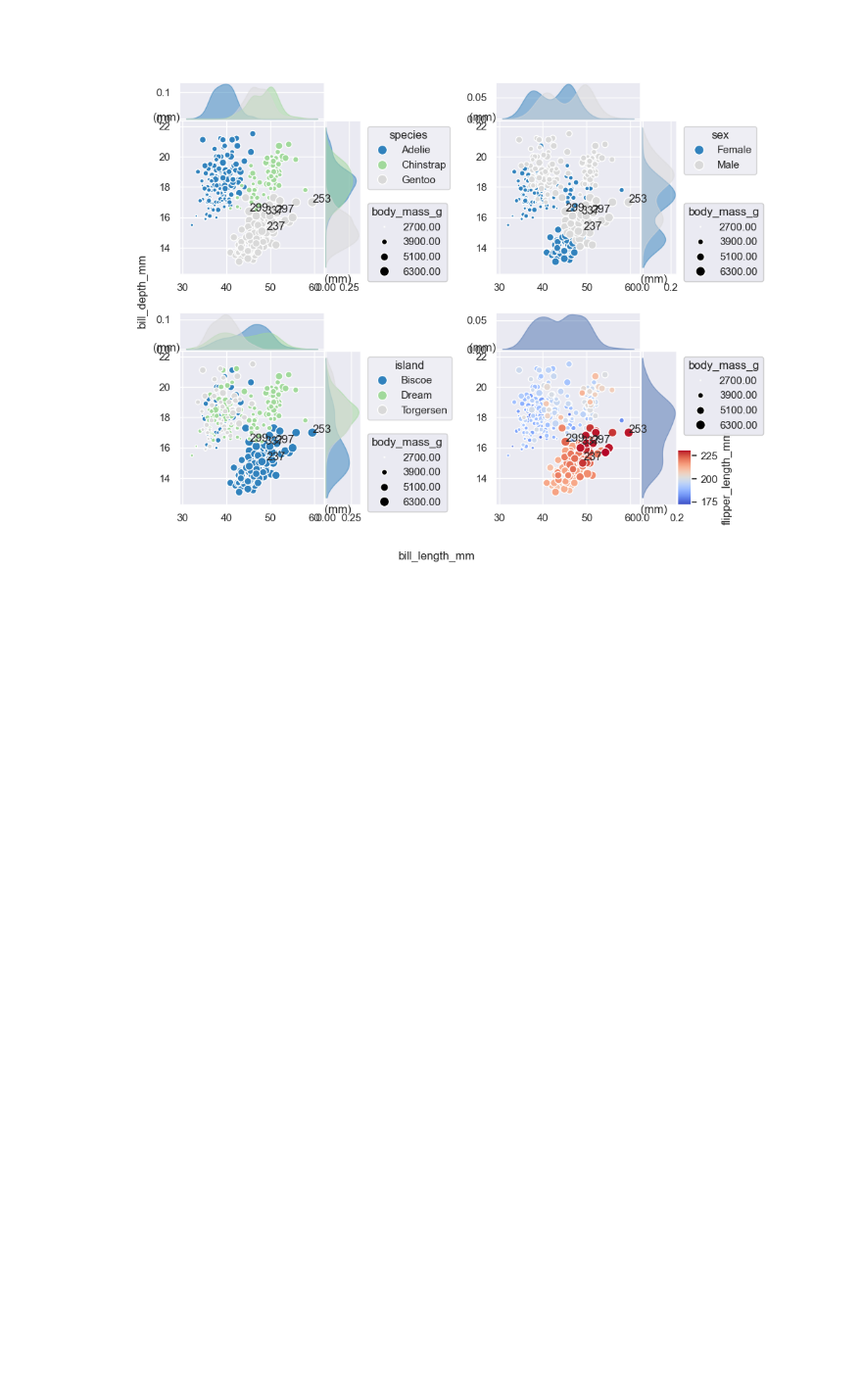
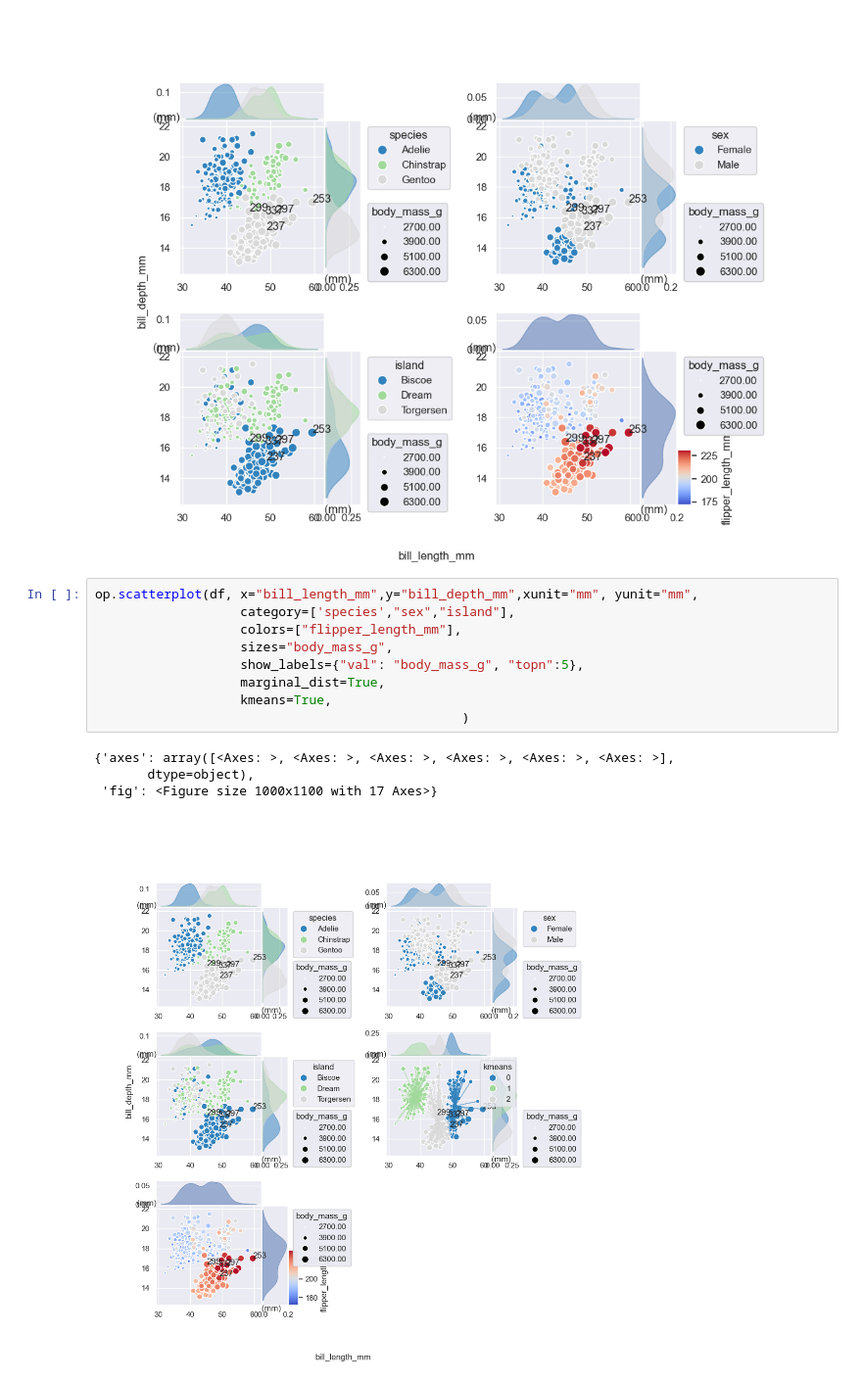
Before and after one commit to koonimaru/omniplot, a Jupyter notebook: ipynb/scatterplot.ipynb, the cells around one changed output. Shown at 98% size. Drawn from its saved outputs; the diff is of its cells as text; blank space fills up the shorter version.

Commit message:
add kde and kmean options in scatterplot

```diff
--- a/ipynb/scatterplot.ipynb
+++ b/ipynb/scatterplot.ipynb
@@ -49,3 +49,17 @@ op.scatterplot(df, x="bill_length_mm",y="bill_depth_mm",xunit="mm", yunit="mm",
 {'axes': array([<Axes: >, <Axes: >, <Axes: >, <Axes: >], dtype=object),
  'fig': <Figure size 1000x800 with 13 Axes>}
 [figure]
+# %%
+op.scatterplot(df, x="bill_length_mm",y="bill_depth_mm",xunit="mm", yunit="mm",
+                   category=['species',"sex","island"],
+                   colors=["flipper_length_mm"],
+                   sizes="body_mass_g",
+                   show_labels={"val": "body_mass_g", "topn":5},
+                   marginal_dist=True,
+                   kmeans=True,
+                                                )
+# %% [output]
+{'axes': array([<Axes: >, <Axes: >, <Axes: >, <Axes: >, <Axes: >, <Axes: >],
+       dtype=object),
+ 'fig': <Figure size 1000x1100 with 17 Axes>}
+[figure, added]
```
Also changed, not shown: parts of 3 cells of this notebook, 4 other files.
